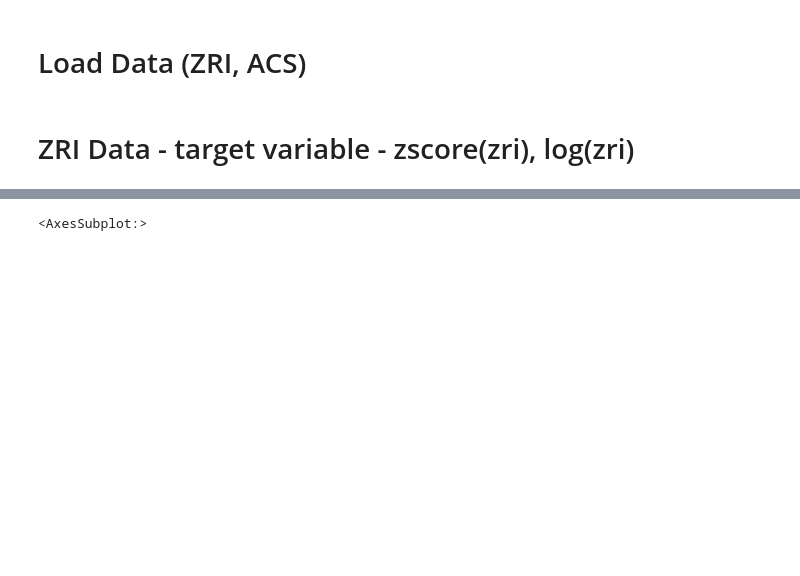
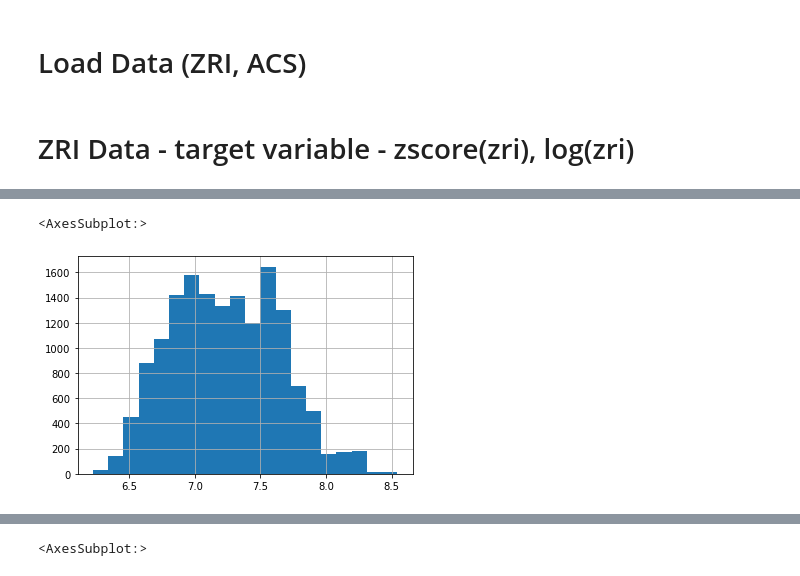
Before and after one commit to Kneck12/zillow-price-index-pred, a Jupyter notebook: Niki/Lasso_with_feature_selection.ipynb, the cells around one changed output, grey strips where cells are left out. Cells and saved outputs as stored; diff of their text form; code cells hidden in the pictures; blank space fills up the shorter version.

```diff
--- a/Niki/Lasso_with_feature_selection.ipynb
+++ b/Niki/Lasso_with_feature_selection.ipynb
@@ -27,0 +33,5 @@ acs['year_usable'] = acs['year_usable'].astype('string')
+# %%
+np.log(zri[zri['year']=='2015']['zri']).hist(bins=20)
+# %% [output]
+<AxesSubplot:>
+[figure, added]
```
Also changed, not shown: parts of 15 cells of this notebook, 8 other files.
